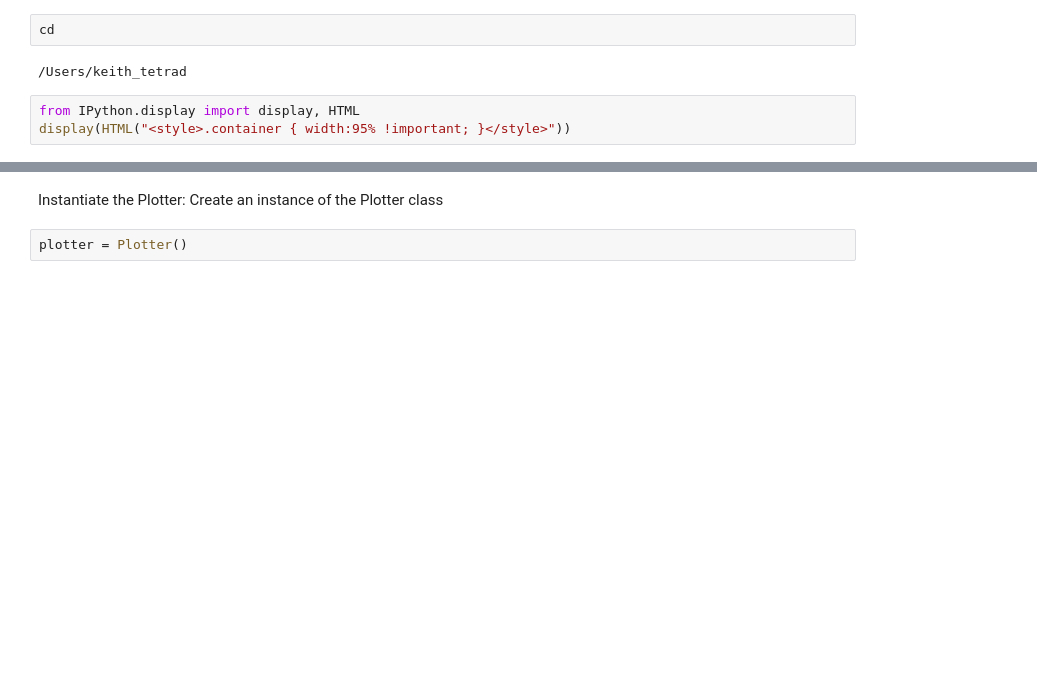
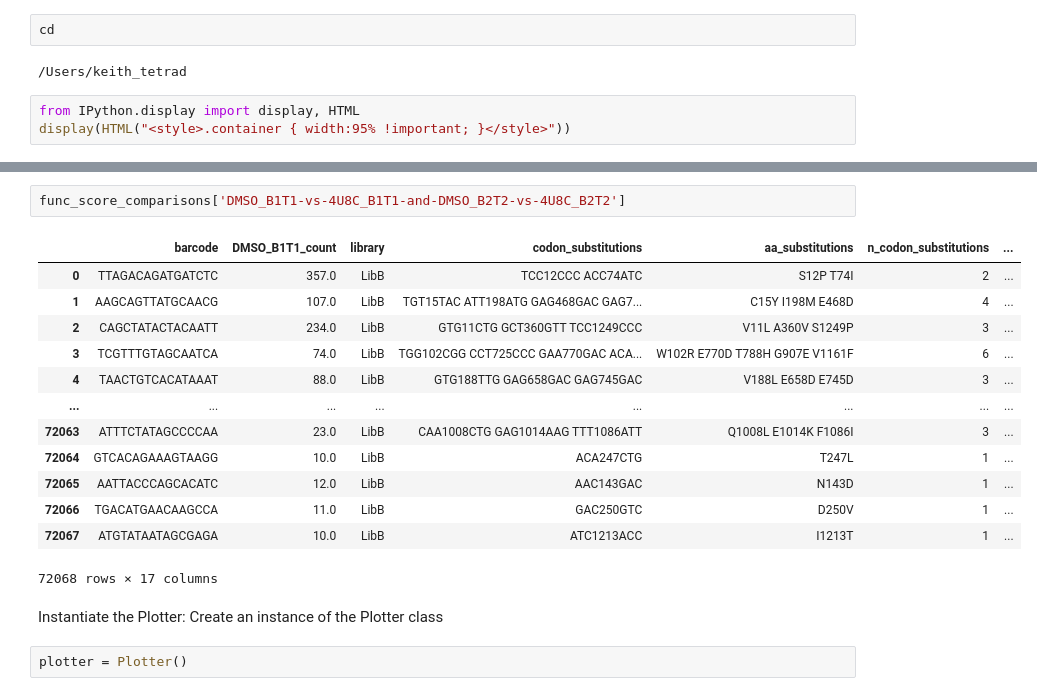
Before and after one commit to kwalcott97/kw_dms, a Jupyter notebook: Untitled.ipynb, the cells around one changed output, grey strips where cells are left out. Cells and saved outputs as stored; diff of their text form; blank space fills up the shorter version.

```diff
--- a/Untitled.ipynb
+++ b/Untitled.ipynb
@@ -525,6 +549,22 @@ func_score_comparisons = data_processor.automate_functional_score_calculations(s
 func_score_comparisons.keys()
 # %% [output]
 dict_keys(['DMSO_B1T1-vs-4U8C_B1T1-and-DMSO_B2T2-vs-4U8C_B2T2', 'DMSO_B1T1-vs-4U8C_B1T1-and-DMSO_B1T2-vs-C7_B1T2', 'DMSO_B1T1-vs-4U8C_B1T1-and-DMSO_B2T1-vs-C7_B2T1', 'DMSO_B1T1-vs-4U8C_B1T1-and-DMSO_B ...
+# %%
+func_score_comparisons['DMSO_B1T1-vs-4U8C_B1T1-and-DMSO_B2T2-vs-4U8C_B2T2']
+# %% [output]
+|  | barcode | DMSO_B1T1_count | library | codon_substitutions | aa_substitutions | n_codon_substitutions | ... |
+| 0 | TTAGACAGATGATCTC | 357.0 | LibB | TCC12CCC ACC74ATC | S12P T74I | 2 | ... |
+| 1 | AAGCAGTTATGCAACG | 107.0 | LibB | TGT15TAC ATT198ATG GAG468GAC GAG7... | C15Y I198M E468D | 4 | ... |
+| 2 | CAGCTATACTACAATT | 234.0 | LibB | GTG11CTG GCT360GTT TCC1249CCC | V11L A360V S1249P | 3 | ... |
+| 3 | TCGTTTGTAGCAATCA | 74.0 | LibB | TGG102CGG CCT725CCC GAA770GAC ACA... | W102R E770D T788H G907E V1161F | 6 | ... |
+| 4 | TAACTGTCACATAAAT | 88.0 | LibB | GTG188TTG GAG658GAC GAG745GAC | V188L E658D E745D | 3 | ... |
+| ... | ... | ... | ... | ... | ... | ... | ... |
+| 72063 | ATTTCTATAGCCCCAA | 23.0 | LibB | CAA1008CTG GAG1014AAG TTT1086ATT | Q1008L E1014K F1086I | 3 | ... |
+| 72064 | GTCACAGAAAGTAAGG | 10.0 | LibB | ACA247CTG | T247L | 1 | ... |
+| 72065 | AATTACCCAGCACATC | 12.0 | LibB | AAC143GAC | N143D | 1 | ... |
+| 72066 | TGACATGAACAAGCCA | 11.0 | LibB | GAC250GTC | D250V | 1 | ... |
+| 72067 | ATGTATAATAGCGAGA | 10.0 | LibB | ATC1213ACC | I1213T | 1 | ... |
+72068 rows × 17 columns
 # %% [markdown]
 Instantiate the Plotter:
 Create an instance of the Plotter class
```
Also changed, not shown: parts of 13 cells of this notebook, 3 other files.
